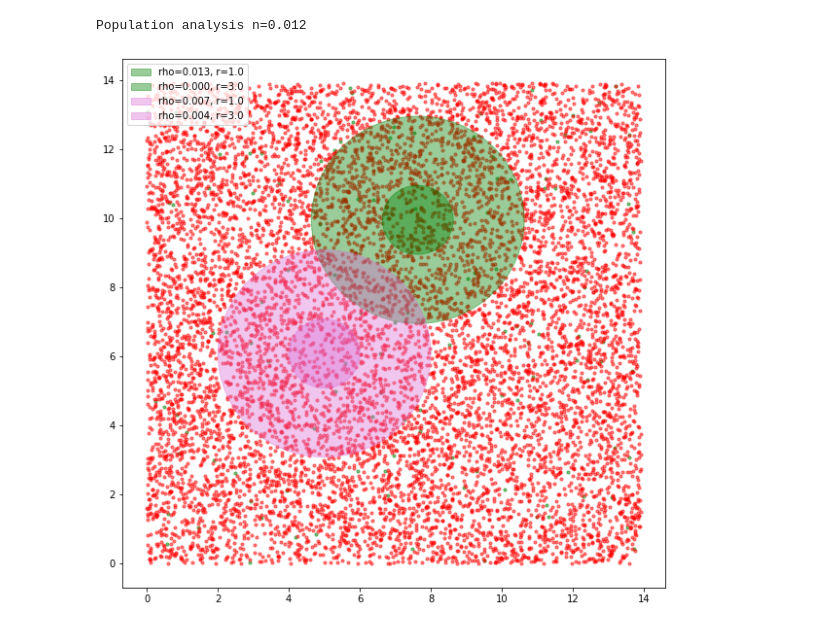
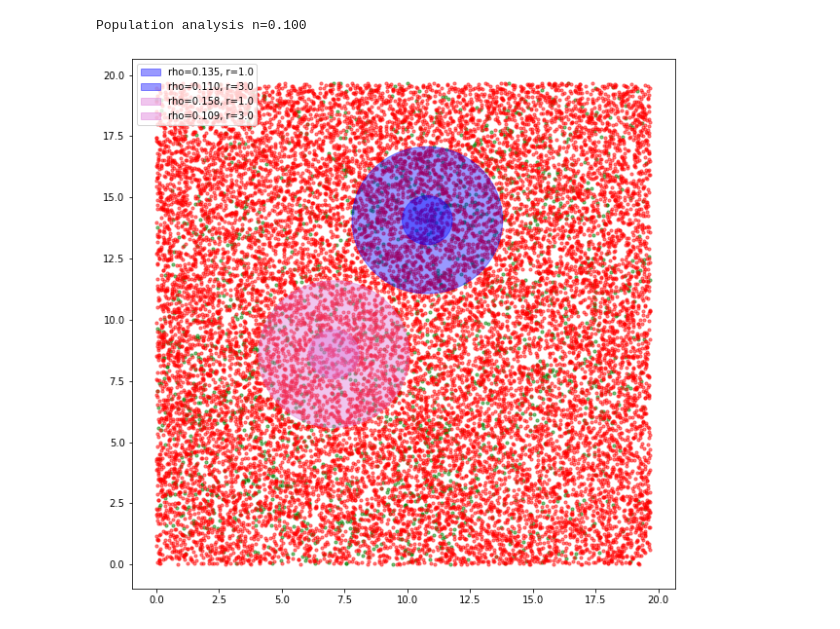
Before and after one commit to damhoe/pv-master, a Jupyter notebook: test_probability_distribution.ipynb, the cells around one changed output. Saved outputs shown, nothing was run; the diff lists cells and outputs as text; code cells hidden in the pictures.

```diff
--- a/test_probability_distribution.ipynb
+++ b/test_probability_distribution.ipynb
@@ -137,7 +171,7 @@ r0 = 0.21 # km
 ## original number N=3*10^5
 ## rescale for computability (limited memory capacity)
 NO = 300000
-scale = 1.0 / 30
+scale = 1.0 / 15
 N = int(NO * scale)
 
 # area under test L^2
@@ -166,7 +200,7 @@ n_real = density(state)
 
 print("Real inital desity n_i = %.4f\n" % n_real)
 
-exp_all_dist = exp(-all_dist*all_dist)
+exp_all_dist = exp(-all_dist)
 
 def mc_step(locs, state):
     #
@@ -191,8 +225,8 @@ populations = []
 n_steps = 1000
 tStart = time()
 
-tol = 1e-2
-ns = [0.02, 0.03, 0.04, 0.1, 0.2, 0.4]
+tol = 1e-3
+ns = [0.01, 0.02, 0.04, 0.1,]
 
 for step in range(n_steps):
     mc_step(locs, state)
@@ -245,7 +275,7 @@ Visualization the data and the feature calculation.
 import matplotlib.pyplot as plt
 
 # analyse first population
-p = populations[0]
+p = populations[-1]
 print("Population analysis n=%.3f" % p.density())
 
 # First, calculate the features
@@ -253,36 +283,36 @@ print("Population analysis n=%.3f" % p.density())
 rmin = 1.0
 rmax = 3.0
 nr = 2
 p.init_features(rmin, rmax, nr)
 
 
 # add figure
 fig, ax = p.show()
 
 # visualize feature for some indices
 # choosed by hand (because of centered location)
 indices = [0, 20]
-colors = ['green', 'orchid']
+colors = ['blue', 'orchid']
 
 circles, labels = [], []
 for idx, c in zip(indices, colors):
 
     x, y = p.locs[idx]
 
     for r in linspace(rmin, rmax, nr):
         circle = plt.Circle((x, y), r, color=c, alpha=0.4)
 
         circles.append(circle)
         labels.append('rho=%.3f, r=%.1f' % (p.features[r][idx], r))
 
         ax.add_patch(circle)
 
 ax.legend(circles, labels)
 
 plt.show()
 # %% [output]
-Population analysis n=0.012
+Population analysis n=0.100
-[figure, old version]
+[figure, new version]
 # %%
 """
 --------------------------------
```
Also changed, not shown: parts of 3 cells of this notebook.
